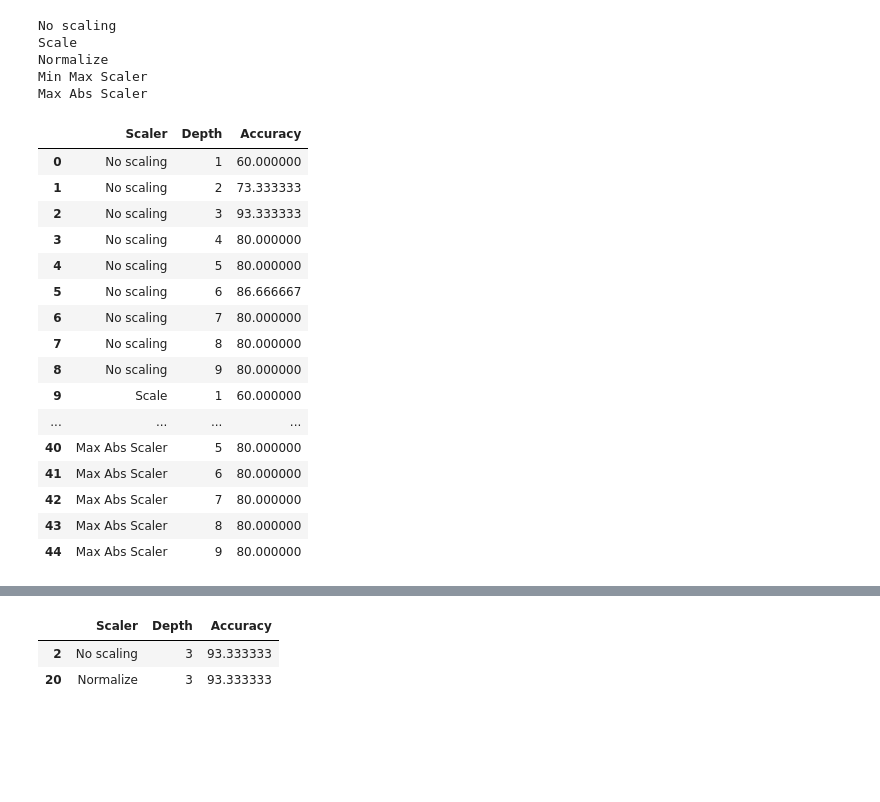
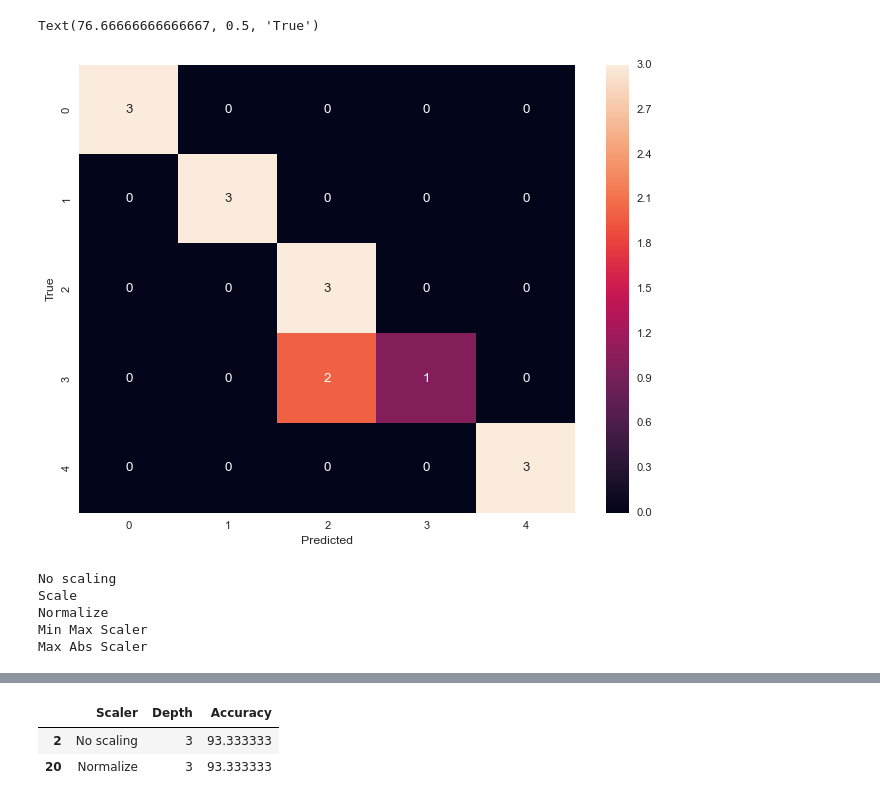
Before and after one commit to ionescuvlad97/hand-gesture-recognition, a Jupyter notebook: Untitled2.ipynb, the cells around one changed output, grey strips where cells are left out. Cells and saved outputs as stored; diff of their text form; code cells hidden in the pictures; blank space fills up the shorter version.

```diff
--- a/Untitled2.ipynb
+++ b/Untitled2.ipynb
@@ -111,3 +133,22 @@ knn_df[knn_df.Accuracy == knn_df.Accuracy.max()]
+# %%
+from sklearn.metrics import confusion_matrix
+
+knn = KNeighborsClassifier(n_neighbors=1, metric='euclidean', algorithm='auto')
+knn.fit(scaling[2][1], y)
+y_knn_pred = [int(knn.predict(fd.reshape(1, -1))) for fd in scaling[2][2]]
+acc = accuracy_score(y_knn_pred, y_true)*100
+cm_knn = confusion_matrix(y_true, y_knn_pred)
+# %%
+import seaborn as sn
+plt.style.use('seaborn')
+
+plt.figure(figsize=(10,7))
+sn.heatmap(cm_knn, annot=True)
+plt.xlabel('Predicted')
+plt.ylabel('True')
+# %% [output]
+Text(76.66666666666667, 0.5, 'True')
+[figure, added]
 # %%
 rf_acc = []
 for scaler, train, test in scaling:
@@ -125,23 +166,3 @@ Scale
 Normalize
 Min Max Scaler
 Max Abs Scaler
-# %%
-rf_df
-# %% [output]
-|  | Scaler | Depth | Accuracy |
-| 0 | No scaling | 1 | 60.000000 |
-| 1 | No scaling | 2 | 73.333333 |
-| 2 | No scaling | 3 | 93.333333 |
-| 3 | No scaling | 4 | 80.000000 |
-| 4 | No scaling | 5 | 80.000000 |
-| 5 | No scaling | 6 | 86.666667 |
-| 6 | No scaling | 7 | 80.000000 |
-| 7 | No scaling | 8 | 80.000000 |
-| 8 | No scaling | 9 | 80.000000 |
-| 9 | Scale | 1 | 60.000000 |
-| ... | ... | ... | ... |
-| 40 | Max Abs Scaler | 5 | 80.000000 |
-| 41 | Max Abs Scaler | 6 | 80.000000 |
-| 42 | Max Abs Scaler | 7 | 80.000000 |
-| 43 | Max Abs Scaler | 8 | 80.000000 |
-| 44 | Max Abs Scaler | 9 | 80.000000 |
```
Also changed, not shown: parts of 9 cells of this notebook.
